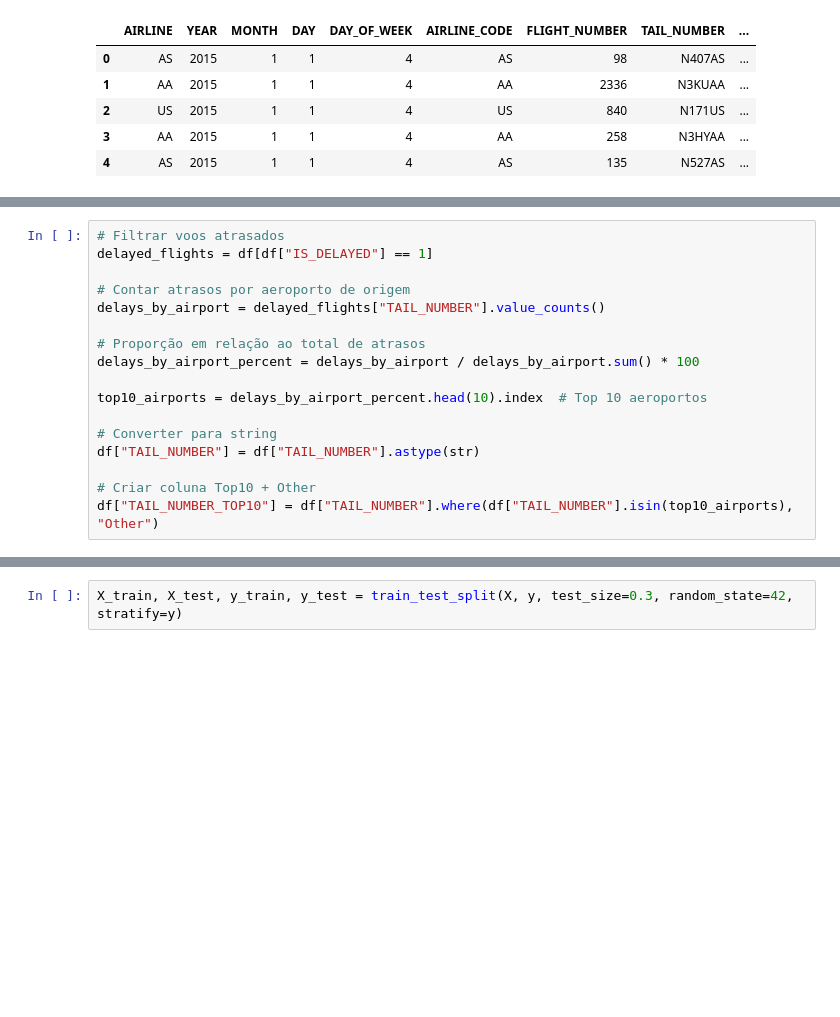
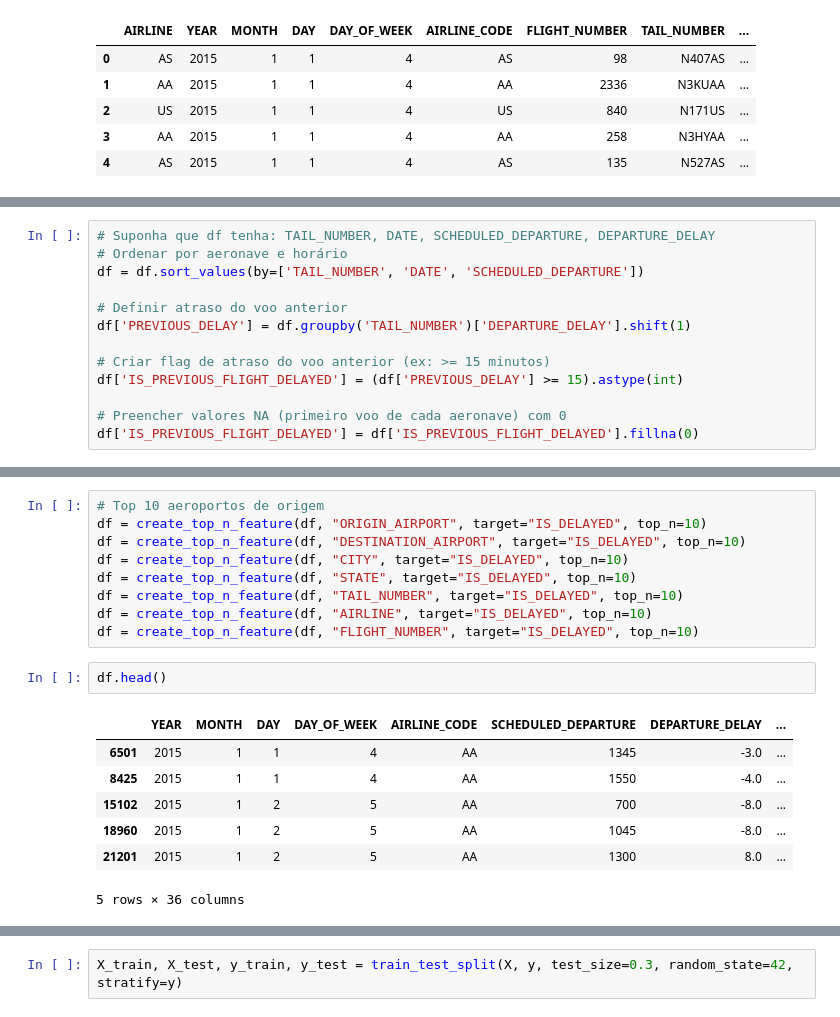
Before and after one commit to alicebiasilva/flight-delay-model-prediction, a Jupyter notebook: notebooks/modeling.ipynb, the cells around one changed output, grey strips where cells are left out. Cells and saved outputs as stored; diff of their text form; blank space fills up the shorter version.

```diff
--- a/notebooks/modeling.ipynb
+++ b/notebooks/modeling.ipynb
@@ -87,17 +24,13 @@ df["STATE_TOP10"] = df["STATE"].where(df["STATE"].isin(top10_airports), "Other")
-# %%
-# Filtrar voos atrasados
-delayed_flights = df[df["IS_DELAYED"] == 1]
-
-# Contar atrasos por aeroporto de origem
-delays_by_airport = delayed_flights["TAIL_NUMBER"].value_counts()
-
-# Proporção em relação ao total de atrasos
-delays_by_airport_percent = delays_by_airport / delays_by_airport.sum() * 100
-
-top10_airports = delays_by_airport_percent.head(10).index  # Top 10 aeroportos
-
-# Converter para string
-df["TAIL_NUMBER"] = df["TAIL_NUMBER"].astype(str)
-
-# Criar coluna Top10 + Other
-df["TAIL_NUMBER_TOP10"] = df["TAIL_NUMBER"].where(df["TAIL_NUMBER"].isin(top10_airports), "Other")
+# %%
+# Suponha que df tenha: TAIL_NUMBER, DATE, SCHEDULED_DEPARTURE, DEPARTURE_DELAY
+# Ordenar por aeronave e horário
+df = df.sort_values(by=['TAIL_NUMBER', 'DATE', 'SCHEDULED_DEPARTURE'])
+
+# Definir atraso do voo anterior
+df['PREVIOUS_DELAY'] = df.groupby('TAIL_NUMBER')['DEPARTURE_DELAY'].shift(1)
+
+# Criar flag de atraso do voo anterior (ex: >= 15 minutos)
+df['IS_PREVIOUS_FLIGHT_DELAYED'] = (df['PREVIOUS_DELAY'] >= 15).astype(int)
+
+# Preencher valores NA (primeiro voo de cada aeronave) com 0
+df['IS_PREVIOUS_FLIGHT_DELAYED'] = df['IS_PREVIOUS_FLIGHT_DELAYED'].fillna(0)
@@ -103,0 +95,19 @@ df["TAIL_NUMBER_TOP10"] = df["TAIL_NUMBER"].where(df["TAIL_NUMBER"].isin(top10_a
+# %%
+# Top 10 aeroportos de origem
+df = create_top_n_feature(df, "ORIGIN_AIRPORT", target="IS_DELAYED", top_n=10)
+df = create_top_n_feature(df, "DESTINATION_AIRPORT", target="IS_DELAYED", top_n=10)
+df = create_top_n_feature(df, "CITY", target="IS_DELAYED", top_n=10)
+df = create_top_n_feature(df, "STATE", target="IS_DELAYED", top_n=10)
+df = create_top_n_feature(df, "TAIL_NUMBER", target="IS_DELAYED", top_n=10)
+df = create_top_n_feature(df, "AIRLINE", target="IS_DELAYED", top_n=10)
+df = create_top_n_feature(df, "FLIGHT_NUMBER", target="IS_DELAYED", top_n=10)
+# %%
+df.head()
+# %% [output]
+|  | YEAR | MONTH | DAY | DAY_OF_WEEK | AIRLINE_CODE | SCHEDULED_DEPARTURE | DEPARTURE_DELAY | ... |
+| 6501 | 2015 | 1 | 1 | 4 | AA | 1345 | -3.0 | ... |
+| 8425 | 2015 | 1 | 1 | 4 | AA | 1550 | -4.0 | ... |
+| 15102 | 2015 | 1 | 2 | 5 | AA | 700 | -8.0 | ... |
+| 18960 | 2015 | 1 | 2 | 5 | AA | 1045 | -8.0 | ... |
+| 21201 | 2015 | 1 | 2 | 5 | AA | 1300 | 8.0 | ... |
+5 rows × 36 columns
```
Also changed, not shown: parts of 25 cells of this notebook, 1 other file.
